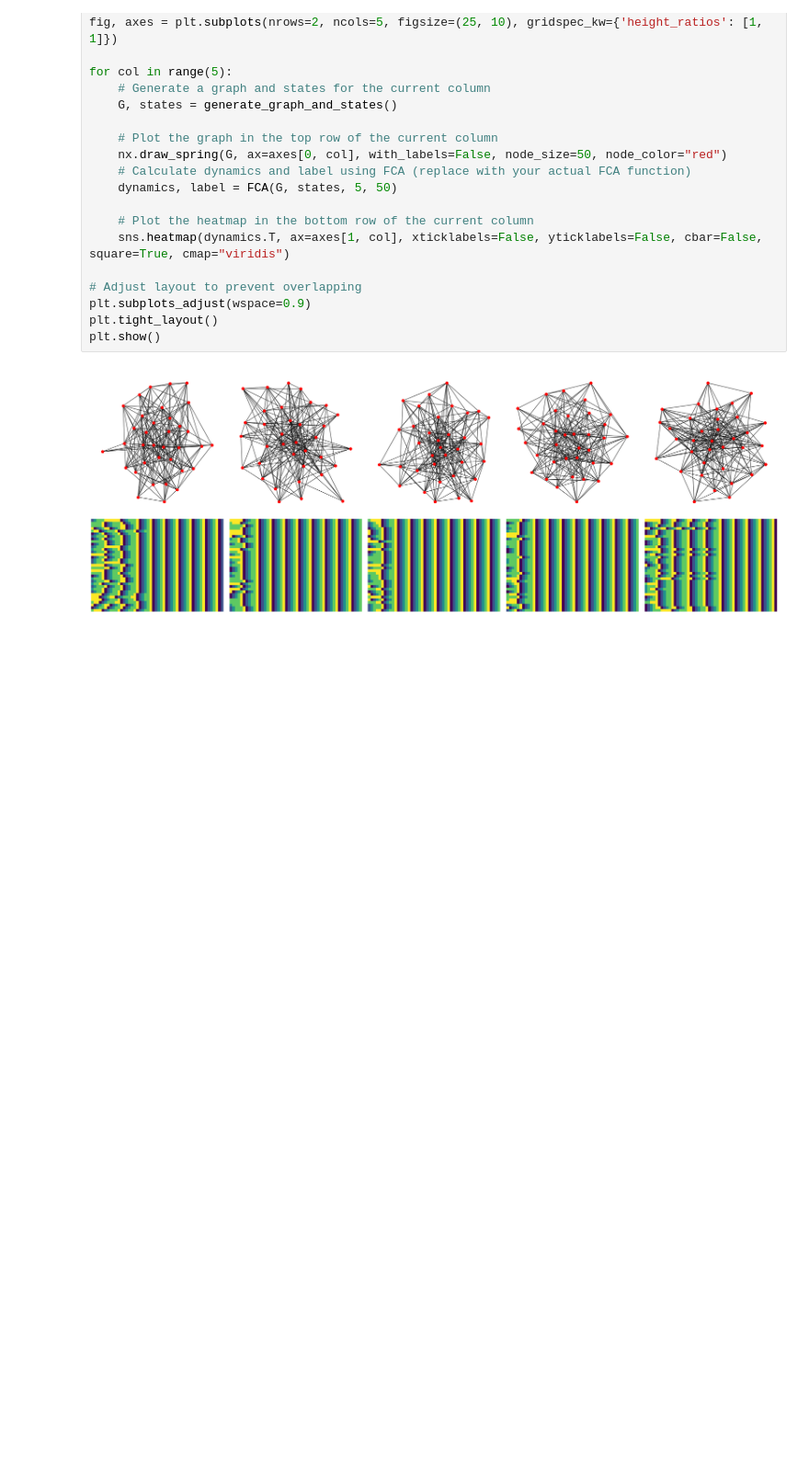
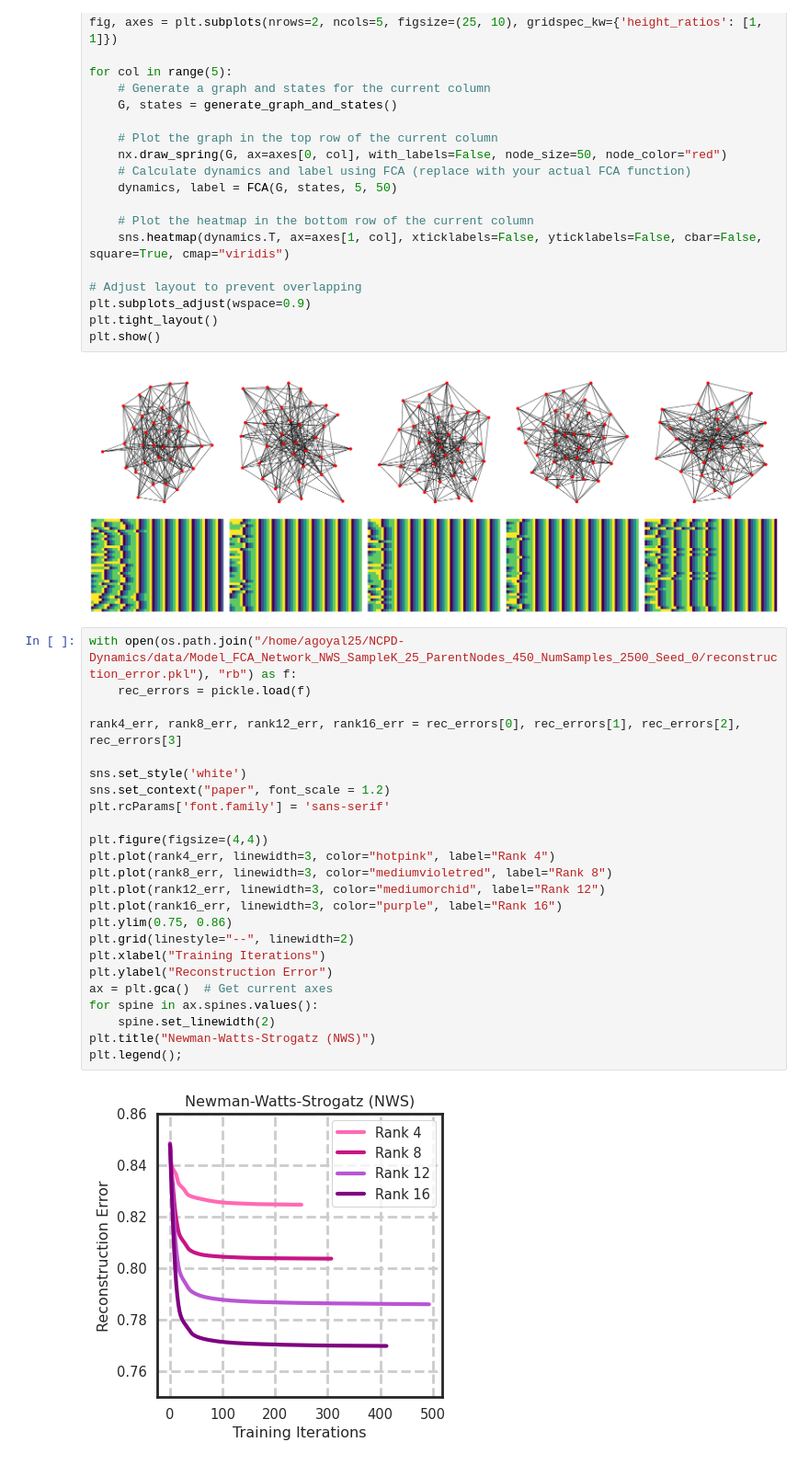
Before and after one commit to AGoyal0512/NCPD-Dynamics, a Jupyter notebook: paper_figs.ipynb, the cells around one changed output. Shown at 92% size. Drawn from its saved outputs; the diff is of its cells as text; blank space fills up the shorter version.

Commit message:
k=35 BA done, reconstruction plots generated

```diff
--- a/paper_figs.ipynb
+++ b/paper_figs.ipynb
@@ -82,3 +84,29 @@ plt.tight_layout()
 plt.show()
 # %% [output]
 [figure]
+# %%
+with open(os.path.join("/home/agoyal25/NCPD-Dynamics/data/Model_FCA_Network_NWS_SampleK_25_ParentNodes_450_NumSamples_2500_Seed_0/reconstruction_error.pkl"), "rb") as f:
+    rec_errors = pickle.load(f)
+
+rank4_err, rank8_err, rank12_err, rank16_err = rec_errors[0], rec_errors[1], rec_errors[2], rec_errors[3]
+
+sns.set_style('white')
+sns.set_context("paper", font_scale = 1.2)
+plt.rcParams['font.family'] = 'sans-serif'
+
+plt.figure(figsize=(4,4))
+plt.plot(rank4_err, linewidth=3, color="hotpink", label="Rank 4")
+plt.plot(rank8_err, linewidth=3, color="mediumvioletred", label="Rank 8")
+plt.plot(rank12_err, linewidth=3, color="mediumorchid", label="Rank 12")
+plt.plot(rank16_err, linewidth=3, color="purple", label="Rank 16")
+plt.ylim(0.75, 0.86)
+plt.grid(linestyle="--", linewidth=2)
+plt.xlabel("Training Iterations")
+plt.ylabel("Reconstruction Error")
+ax = plt.gca()  # Get current axes
+for spine in ax.spines.values():
+    spine.set_linewidth(2)
+plt.title("Newman-Watts-Strogatz (NWS)")
+plt.legend();
+# %% [output]
+[figure, added]
```
Also changed, not shown: parts of 6 cells of this notebook, 4 other files.
